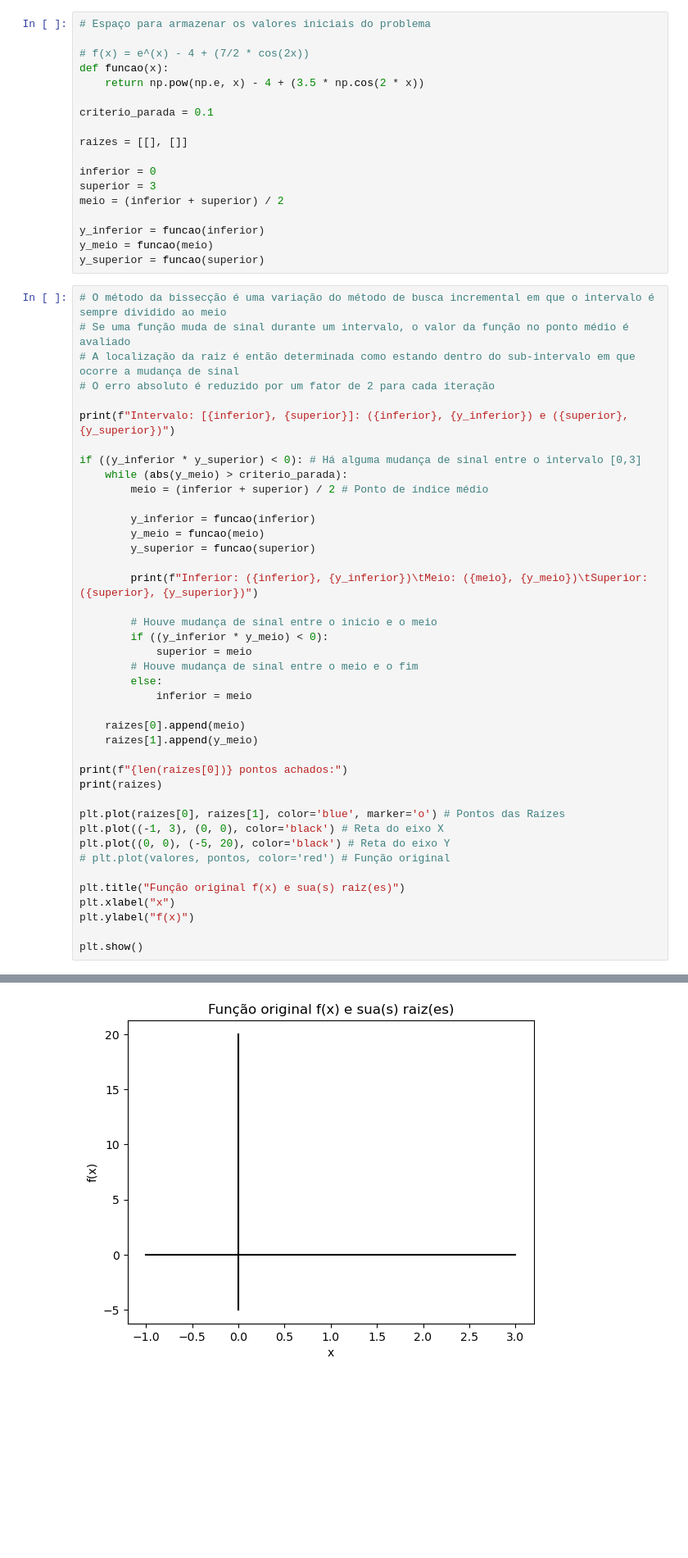
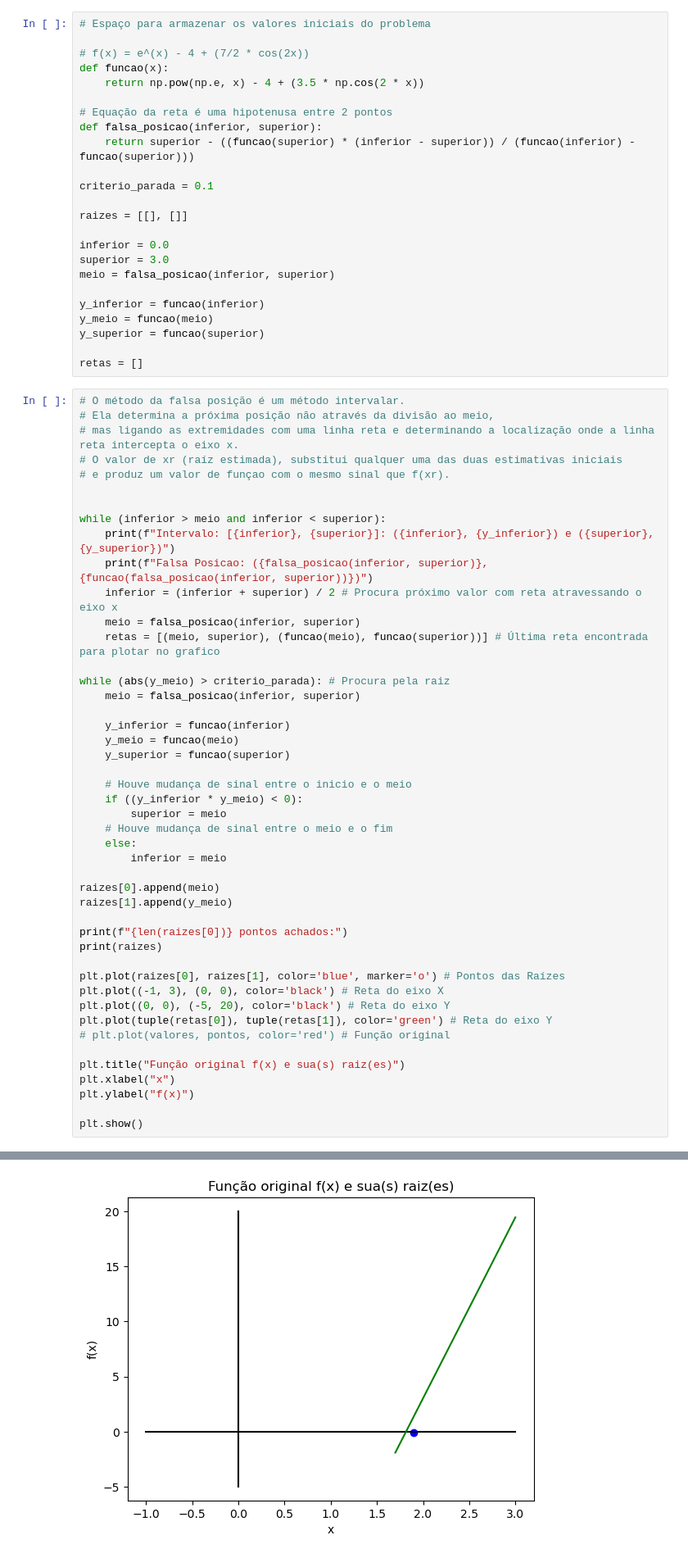
Before and after one commit to rabispedro/calculo-numerico, a Jupyter notebook: trabalhos/trabalho-3.ipynb, the cells around one changed output, grey strips where cells are left out. Shown: that part at 82% size. Cells and saved outputs as stored; diff of their text form; blank space fills up the shorter version.

```diff
--- a/trabalhos/trabalho-3.ipynb
+++ b/trabalhos/trabalho-3.ipynb
@@ -30,44 +22,54 @@ import numpy as np
 def funcao(x):
 	return np.pow(np.e, x) - 4 + (3.5 * np.cos(2 * x))
 
+# Equação da reta é uma hipotenusa entre 2 pontos
+def falsa_posicao(inferior, superior):
+	return superior - ((funcao(superior) * (inferior - superior)) / (funcao(inferior) - funcao(superior)))
+
 criterio_parada = 0.1
 
 raizes = [[], []]
 
-inferior = 0
-superior = 3
-meio = (inferior + superior) / 2
+inferior = 0.0
+superior = 3.0
+meio = falsa_posicao(inferior, superior)
 
 y_inferior = funcao(inferior)
 y_meio = funcao(meio)
 y_superior = funcao(superior)
+
+retas = []
 # %%
-# O método da bissecção é uma variação do método de busca incremental em que o intervalo é sempre dividido ao meio
-# Se uma função muda de sinal durante um intervalo, o valor da função no ponto médio é avaliado
-# A localização da raiz é então determinada como estando dentro do sub-intervalo em que ocorre a mudança de sinal
-# O erro absoluto é reduzido por um fator de 2 para cada iteração
+# O método da falsa posição é um método intervalar.
+# Ela determina a próxima posição não através da divisão ao meio,
+# mas ligando as extremidades com uma linha reta e determinando a localização onde a linha reta intercepta o eixo x.
+# O valor de xr (raíz estimada), substitui qualquer uma das duas estimativas iniciais
+# e produz um valor de funçao com o mesmo sinal que f(xr).
 
-print(f"Intervalo: [{inferior}, {superior}]: ({inferior}, {y_inferior}) e ({superior}, {y_superior})")
 
-if ((y_inferior * y_superior) < 0): # Há alguma mudança de sinal entre o intervalo [0,3]
-	while (abs(y_meio) > criterio_parada):
-		meio = (inferior + superior) / 2 # Ponto de índice médio
+while (inferior > meio and inferior < superior):
+	print(f"Intervalo: [{inferior}, {superior}]: ({inferior}, {y_inferior}) e ({superior}, {y_superior})")
+	print(f"Falsa Posicao: ({falsa_posicao(inferior, superior)}, {funcao(falsa_posicao(inferior, superior))})")
+	inferior = (inferior + superior) / 2 # Procura próximo valor com reta atravessando o eixo x
+	meio = falsa_posicao(inferior, superior)
+	retas = [(meio, superior), (funcao(meio), funcao(superior))] # Última reta encontrada para plotar no grafico
 
-		y_inferior = funcao(inferior)
-		y_meio = funcao(meio)
-		y_superior = funcao(superior)
+while (abs(y_meio) > criterio_parada): # Procura pela raiz
+	meio = falsa_posicao(inferior, superior)
 
-		print(f"Inferior: ({inferior}, {y_inferior})\tMeio: ({meio}, {y_meio})\tSuperior: ({superior}, {y_superior})")
+	y_inferior = funcao(inferior)
+	y_meio = funcao(meio)
+	y_superior = funcao(superior)
 
-		# Houve mudança de sinal entre o inicio e o meio
-		if ((y_inferior * y_meio) < 0):
-			superior = meio
-		# Houve mudança de sinal entre o meio e o fim
-		else:
-			inferior = meio
+	# Houve mudança de sinal entre o inicio e o meio
+	if ((y_inferior * y_meio) < 0):
+		superior = meio
+	# Houve mudança de sinal entre o meio e o fim
+	else:
+		inferior = meio
 
-	raizes[0].append(meio)
-	raizes[1].append(y_meio)
+raizes[0].append(meio)
+raizes[1].append(y_meio)
 
 print(f"{len(raizes[0])} pontos achados:")
 print(raizes)
@@ -75,6 +77,7 @@ print(raizes)
 plt.plot(raizes[0], raizes[1], color='blue', marker='o') # Pontos das Raízes
 plt.plot((-1, 3), (0, 0), color='black') # Reta do eixo X
 plt.plot((0, 0), (-5, 20), color='black') # Reta do eixo Y
+plt.plot(tuple(retas[0]), tuple(retas[1]), color='green') # Reta do eixo Y
 # plt.plot(valores, pontos, color='red') # Função original
 
 plt.title("Função original f(x) e sua(s) raiz(es)")
@@ -88 +93 @@ plt.show()
-[figure, old version]
+[figure, new version]
```
Also changed, not shown: parts of 2 cells of this notebook, 2 other files.
